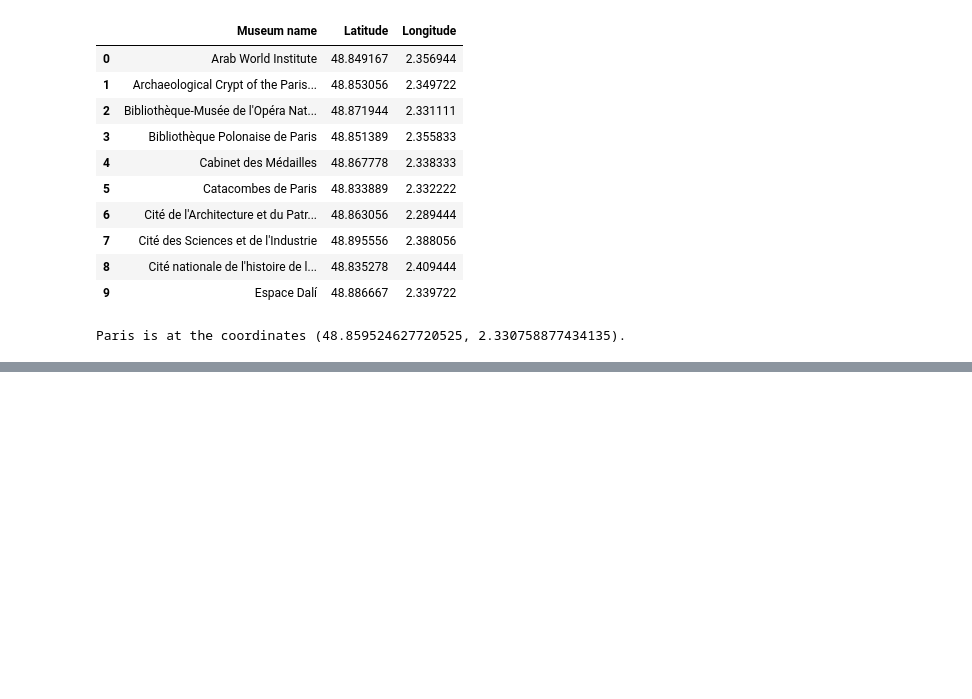
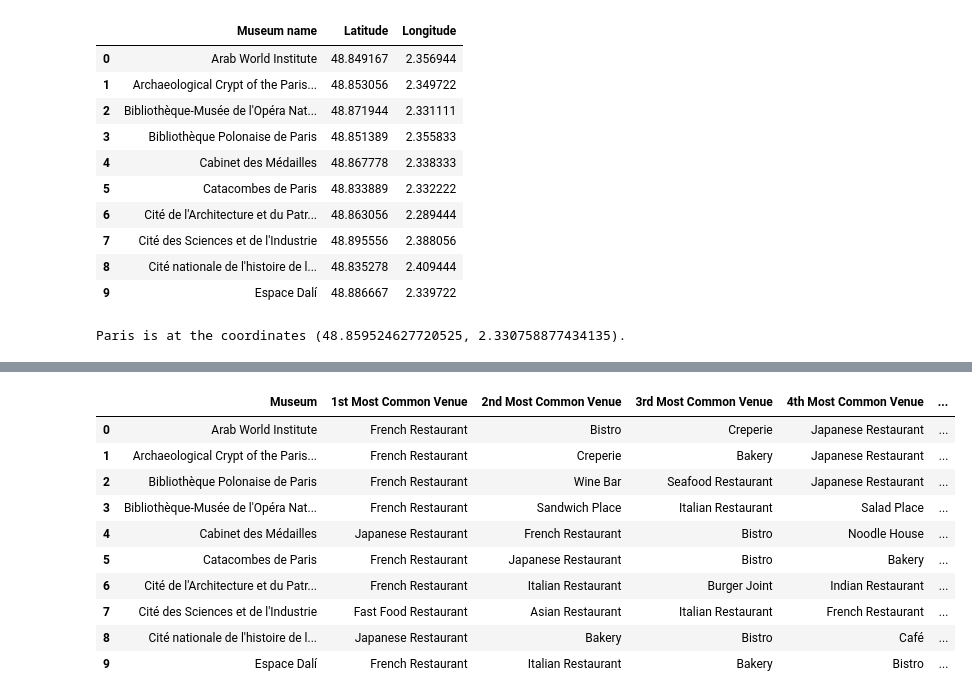
Before and after one commit to FM2403/coursera-capstone, a Jupyter notebook: Clustering_of_Parisian_museums.ipynb, the cells around one changed output, grey strips where cells are left out. Drawn from its saved outputs; the diff is of its cells as text; code cells hidden in the pictures; blank space fills up the shorter version.

```diff
--- a/Clustering_of_Parisian_museums.ipynb
+++ b/Clustering_of_Parisian_museums.ipynb
@@ -112,0 +371,13 @@ map_paris
+# %%
+num_top_venues = 5
+
+for mus in museum_grouped['Museum'][:5]:
+    print("----"+mus+"----")
+    temp = museum_grouped[museum_grouped['Museum'] == mus].T.reset_index()
+    temp.columns = ['Venue category','Frequency']
+    temp = temp.iloc[1:]
+    temp['Frequency'] = temp['Frequency'].astype(float)
+    temp = temp.round({'Frequency': 2})
+    #print(temp.sort_values('freq', ascending=False).reset_index(drop=True).head(num_top_venues))
+    #print('\n')
+    display(temp.sort_values('Frequency', ascending=False).reset_index(drop=True).head(num_top_venues))
@@ -112,0 +420,6 @@ map_paris
+# %%
+def return_most_common_venues(row, num_top_venues):
+    row_categories = row.iloc[1:]
+    row_categories_sorted = row_categories.sort_values(ascending=False)
+
+    return row_categories_sorted.index.values[0:num_top_venues]
@@ -112,0 +460,33 @@ map_paris
+# %%
+num_top_venues = 5
+
+indicators = ['st', 'nd', 'rd']
+
+# create columns according to number of top venues
+columns = ['Museum']
+for ind in np.arange(num_top_venues):
+    try:
+        columns.append('{}{} Most Common Venue'.format(ind+1, indicators[ind]))
+    except:
+        columns.append('{}th Most Common Venue'.format(ind+1))
+
+# create a new dataframe
+museum_venues_sorted = pd.DataFrame(columns=columns)
+museum_venues_sorted['Museum'] = museum_grouped['Museum']
+
+for ind in np.arange(museum_grouped.shape[0]):
+    museum_venues_sorted.iloc[ind, 1:] = return_most_common_venues(museum_grouped.iloc[ind, :], num_top_venues)
+
+museum_venues_sorted.head(10)
+# %% [output]
+|  | Museum | 1st Most Common Venue | 2nd Most Common Venue | 3rd Most Common Venue | 4th Most Common Venue | ... |
+| 0 | Arab World Institute | French Restaurant | Bistro | Creperie | Japanese Restaurant | ... |
+| 1 | Archaeological Crypt of the Paris... | French Restaurant | Creperie | Bakery | Japanese Restaurant | ... |
+| 2 | Bibliothèque Polonaise de Paris | French Restaurant | Wine Bar | Seafood Restaurant | Japanese Restaurant | ... |
+| 3 | Bibliothèque-Musée de l'Opéra Nat... | French Restaurant | Sandwich Place | Italian Restaurant | Salad Place | ... |
+| 4 | Cabinet des Médailles | Japanese Restaurant | French Restaurant | Bistro | Noodle House | ... |
+| 5 | Catacombes de Paris | French Restaurant | Japanese Restaurant | Bistro | Bakery | ... |
+| 6 | Cité de l'Architecture et du Patr... | French Restaurant | Italian Restaurant | Burger Joint | Indian Restaurant | ... |
+| 7 | Cité des Sciences et de l'Industrie | Fast Food Restaurant | Asian Restaurant | Italian Restaurant | French Restaurant | ... |
+| 8 | Cité nationale de l'histoire de l... | Japanese Restaurant | Bakery | Bistro | Café | ... |
+| 9 | Espace Dalí | French Restaurant | Italian Restaurant | Bakery | Bistro | ... |
```
Also changed, not shown: parts of 50 cells of this notebook.
